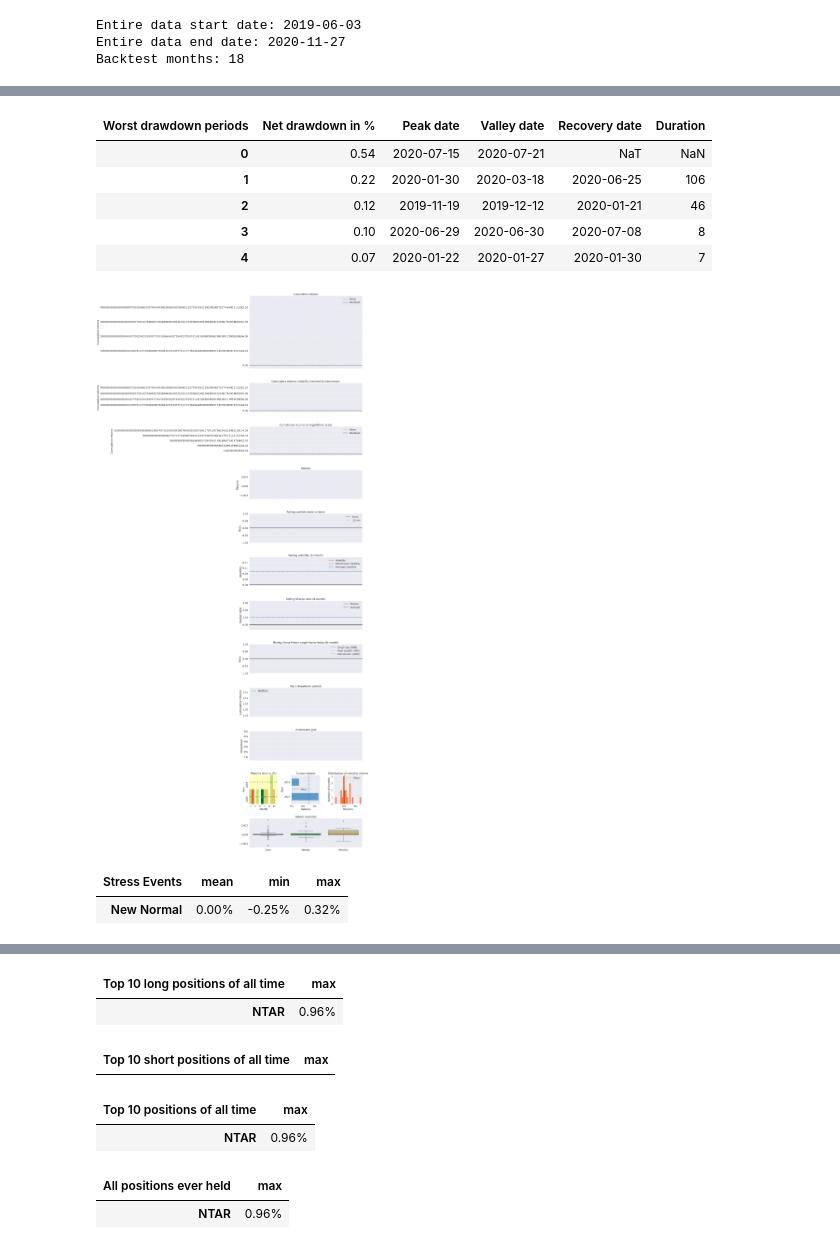
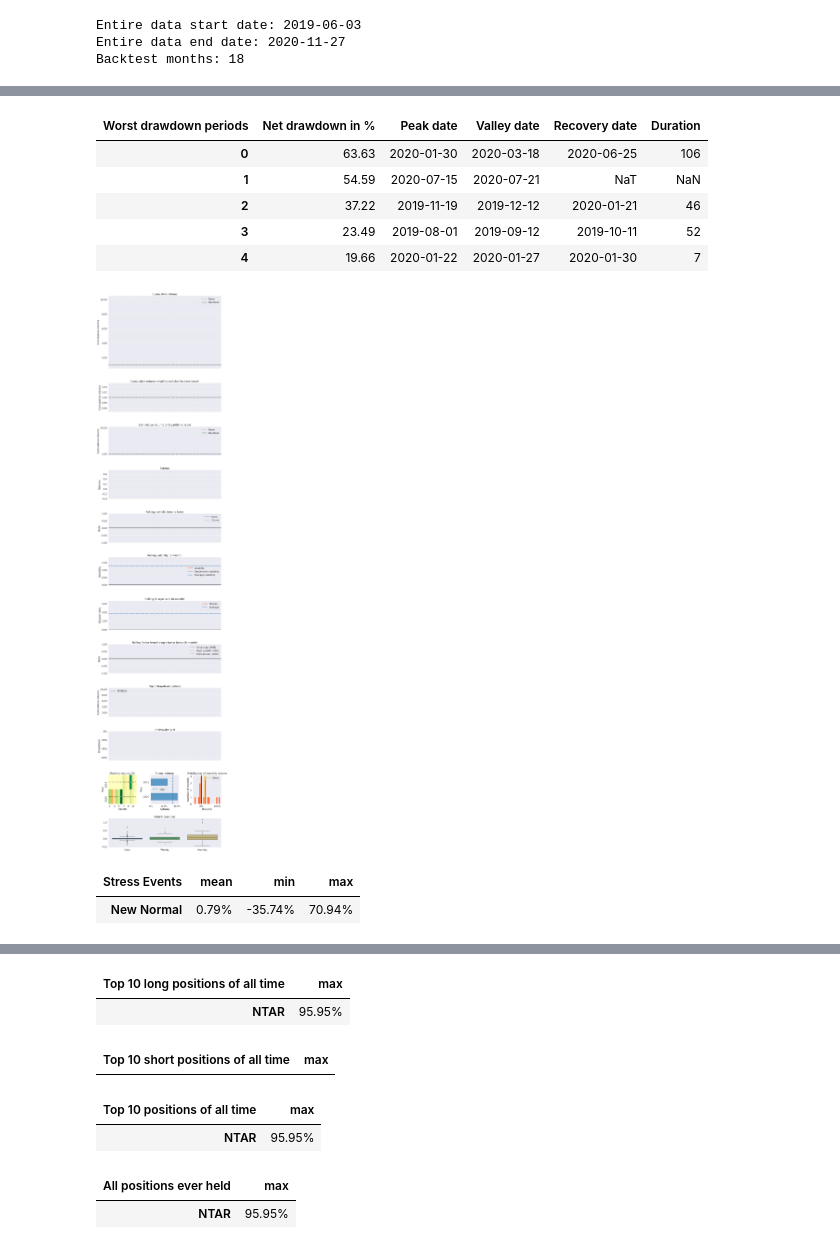
Before and after one commit to dli-invest/investing-experiments, a Jupyter notebook: ref/te/port_backtest/bh_ntar_vs_idk/te_pyfolio.ipynb, the cells around one changed output, grey strips where cells are left out. Saved outputs shown, nothing was run; the diff lists cells and outputs as text; code cells hidden in the pictures.

```diff
--- a/ref/te/port_backtest/bh_ntar_vs_idk/te_pyfolio.ipynb
+++ b/ref/te/port_backtest/bh_ntar_vs_idk/te_pyfolio.ipynb
@@ -12,7 +15,7 @@ from datetime import datetime
 import pytz
 # parameters
 selected_stock = 'NTAR'
-n_stocks_to_buy = 10
+n_stocks_to_buy = 10000
 
 def initialize(context):
     set_benchmark(symbol('IDK'))
@@ -82,9 +85,9 @@ Backtest months: 18
 | Worst drawdown periods | Net drawdown in % | Peak date | Valley date | Recovery date | Duration |
-| 0 | 0.54 | 2020-07-15 | 2020-07-21 | NaT | NaN |
-| 1 | 0.22 | 2020-01-30 | 2020-03-18 | 2020-06-25 | 106 |
-| 2 | 0.12 | 2019-11-19 | 2019-12-12 | 2020-01-21 | 46 |
-| 3 | 0.10 | 2020-06-29 | 2020-06-30 | 2020-07-08 | 8 |
-| 4 | 0.07 | 2020-01-22 | 2020-01-27 | 2020-01-30 | 7 |
+| 0 | 63.63 | 2020-01-30 | 2020-03-18 | 2020-06-25 | 106 |
+| 1 | 54.59 | 2020-07-15 | 2020-07-21 | NaT | NaN |
+| 2 | 37.22 | 2019-11-19 | 2019-12-12 | 2020-01-21 | 46 |
+| 3 | 23.49 | 2019-08-01 | 2019-09-12 | 2019-10-11 | 52 |
+| 4 | 19.66 | 2020-01-22 | 2020-01-27 | 2020-01-30 | 7 |
-[figure, old version]
+[figure, new version]
 | Stress Events | mean | min | max |
-| New Normal | 0.00% | -0.25% | 0.32% |
+| New Normal | 0.79% | -35.74% | 70.94% |
@@ -92,7 +95,7 @@ Backtest months: 18
 | Top 10 long positions of all time | max |
-| NTAR | 0.96% |
+| NTAR | 95.95% |
 | Top 10 short positions of all time | max |
 | Top 10 positions of all time | max |
-| NTAR | 0.96% |
+| NTAR | 95.95% |
 | All positions ever held | max |
-| NTAR | 0.96% |
+| NTAR | 95.95% |
```
Also changed, not shown: parts of 8 cells of this notebook, 2 other files.
